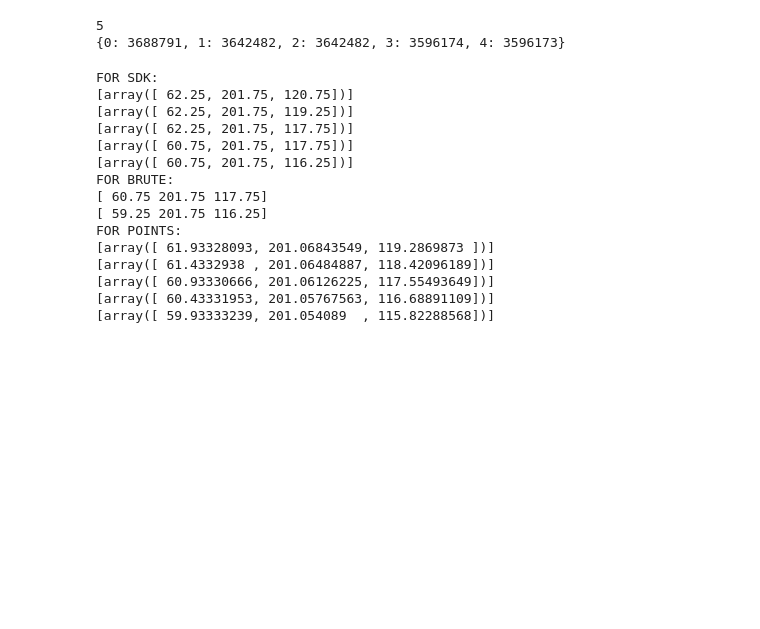
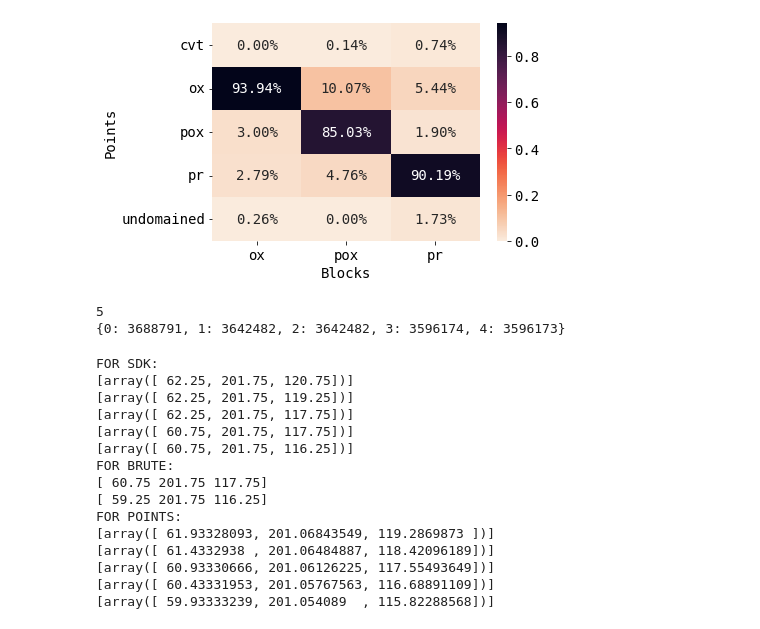
Before and after one commit to jash404/Block-model-comparison, a Jupyter notebook: Interactivew Block Model.ipynb, the cells around one changed output. Cells and saved outputs as stored; diff of their text form; code cells hidden in the pictures; blank space fills up the shorter version.

Commit message:
Finished with point to block comparison
- Made a list which keeps track of indices and number of points outside the block model.
-Made a confusion matrix
- Wrote a report, which gives out statistics

```diff
--- a/Interactivew Block Model.ipynb
+++ b/Interactivew Block Model.ipynb
@@ -168,6 +172,8 @@ Point_proximity
 # %%
-# The point_pos1 dictionary has the index of every point as its key and the value is a tuple:(point's domain, block number it is present in)
-point_pos1 = defaultdict(tuple)
+point_pos1 = []
+domains_of_blocks = []
+outside_count = 0
+outside_indices = []
 cx1 = 0
 for cx1 in range(0, len(real_points), 1):
     c1 = math.floor(real_points[cx1][0] / block_sizes[cx1][0])
@@ -176,7 +182,17 @@ for cx1 in range(0, len(real_points), 1):
     with project.read(selected_model) as bm:
         if c1 < x_count and c2 < y_count and c3 < z_count:
             index = index_map.index([c1, c2, c3])
-            point_pos1[cx1] = (point_domains[cx1], index)
+            point_pos1.append(index)
+            domains_of_blocks.append(selected_var[index])
         else:
-            point_pos1[cx1] = (point_domains[cx1], 0)
+            outside_count += 1
+            outside_indices.append(cx1)
             continue
+
+point_domains = [z.lower() for z in point_domains]
+point_domains_wo_outliers = copy.deepcopy(point_domains)
+for i in outside_indices:
+    del point_domains_wo_outliers[i]
+
+num_equal = sum(x == y for x, y in zip(point_domains_wo_outliers, domains_of_blocks))
+print(num_equal)
@@ -183,3 +239,29 @@ for cx1 in range(0, len(real_points), 1):
+# %%
+# CONFUSION MATRIX FOR POINT TO BLOCK COMPARISON
+point_confusion_matrix = pd.crosstab(
+    df["Points Domain"], df["Block Domains"], rownames=["Points"], colnames=["Blocks"]
+)
+point_confusion_matrix = pd.DataFrame(point_confusion_matrix)
+
+mt = cm.figure(0)
+gn = sns.heatmap(
+    (point_confusion_matrix) / (np.sum(point_confusion_matrix)),
+    cbar_kws={},
+    annot=True,
+    fmt=".2%",
+    cmap="rocket_r",
+    cbar=True,
+)
+
+cm.show()
+# Uncomment the lines below to generate a report.
+# print(
+#     metrics.classification_report(
+#         df["Points Domain"], df["Block Domains"], labels=colour_names, zero_division=1
+#     )
+# )
+# %% [output]
+[figure, added]
 # %%
 # BRUTE FORCE METHOD
 tr = 0
```
Also changed, not shown: parts of 5 cells of this notebook.
